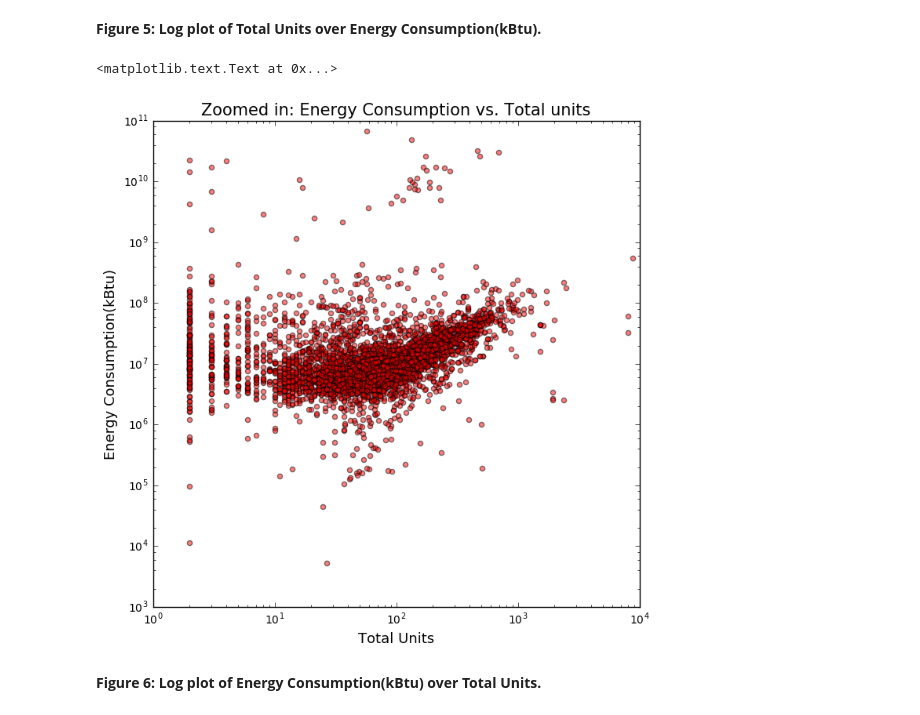
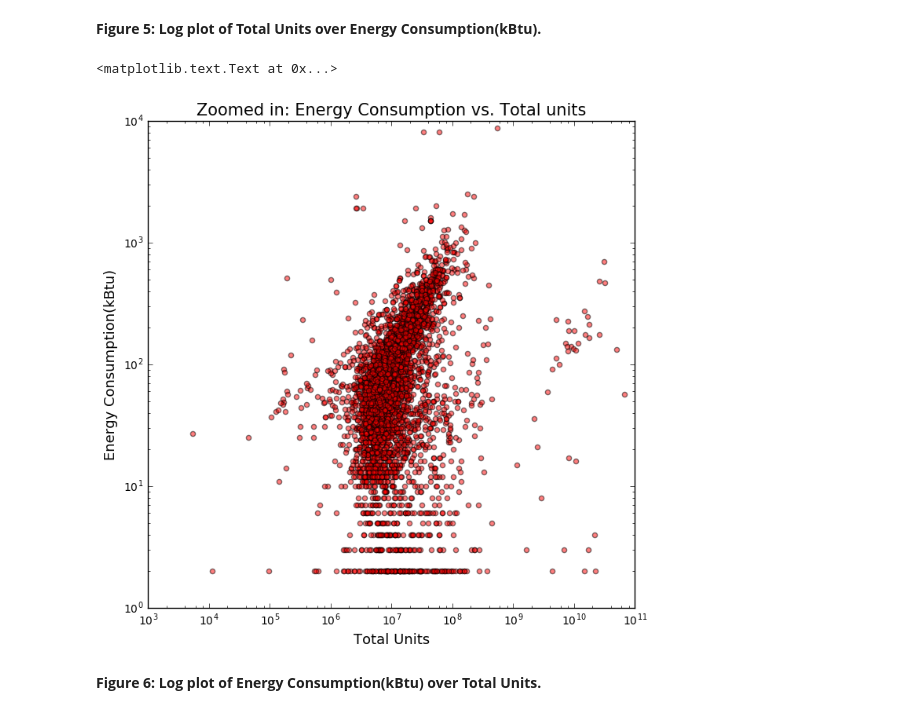
Before and after one commit to tedzou/PUI2016_xy1002, a Jupyter notebook: HW6_xy1002/HW6_xy1002_1 & Extra Credit.ipynb, the cells around one changed output. Saved outputs shown, nothing was run; the diff lists cells and outputs as text; code cells hidden in the pictures.

```diff
--- a/HW6_xy1002/HW6_xy1002_1.ipynb
+++ b/HW6_xy1002/HW6_xy1002_1 & Extra Credit.ipynb
@@ -343,13 +343,13 @@ pl.title('Zoomed in: Total units vs. Energy Consumption', fontsize = 15)
 # %% [markdown]
 **Figure 5: Log plot of Total Units over Energy Consumption(kBtu).**
 # %%
-bblnrgdata_cut.plot('UnitsTotal','nrg',kind='scatter',figsize=(8, 8), alpha = 0.5, color = 'red', loglog=True)
+bblnrgdata_cut.plot('nrg','UnitsTotal',kind='scatter',figsize=(8, 8), alpha = 0.5, color = 'red', loglog=True)
 pl.ylabel('Energy Consumption(kBtu)', fontsize = 13)
 pl.xlabel('Total Units', fontsize = 13)
 pl.title('Zoomed in: Energy Consumption vs. Total units', fontsize = 15)
 # %% [output]
 <matplotlib.text.Text at 0x...>
-[figure, old version]
+[figure, new version]
 # %% [markdown]
 **Figure 6: Log plot of Energy Consumption(kBtu) over Total Units.**
 # %% [markdown]
```
Also changed, not shown: parts of 1 cell of this notebook.
